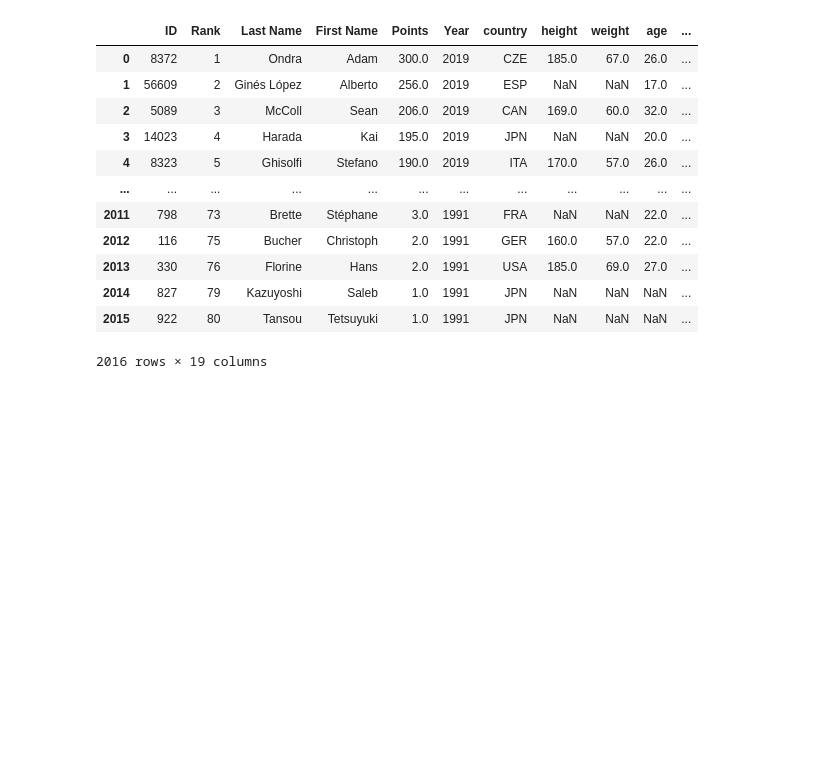
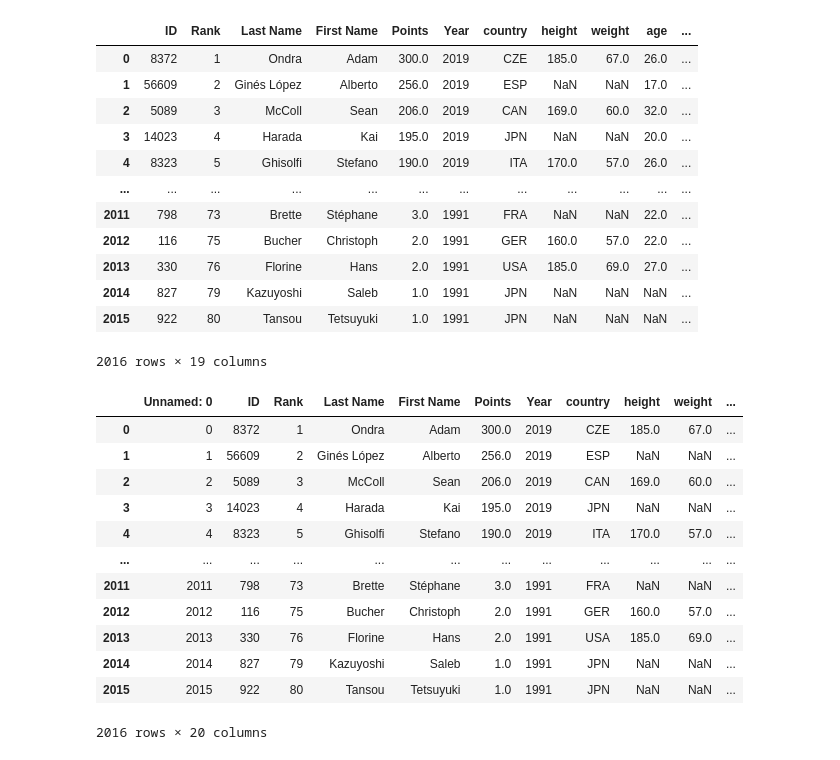
Before and after one commit to eabrouwer3/operation-whirling-dervish, a Jupyter notebook: cleaning/make_lag_data.ipynb, the cells around one changed output. Cells and saved outputs as stored; diff of their text form; code cells hidden in the pictures; blank space fills up the shorter version.

Commit message:
Add men_lead_no_drop data

```diff
--- a/cleaning/make_lag_data.ipynb
+++ b/cleaning/make_lag_data.ipynb
@@ -170,0 +159,17 @@ sorted_merged_ml
+# %%
+new_df = pd.read_csv('../data/men_lead_no_drop.csv')
+new_df
+# %% [output]
+|  | Unnamed: 0 | ID | Rank | Last Name | First Name | Points | Year | country | height | weight | ... |
+| 0 | 0 | 8372 | 1 | Ondra | Adam | 300.0 | 2019 | CZE | 185.0 | 67.0 | ... |
+| 1 | 1 | 56609 | 2 | Ginés López | Alberto | 256.0 | 2019 | ESP | NaN | NaN | ... |
+| 2 | 2 | 5089 | 3 | McColl | Sean | 206.0 | 2019 | CAN | 169.0 | 60.0 | ... |
+| 3 | 3 | 14023 | 4 | Harada | Kai | 195.0 | 2019 | JPN | NaN | NaN | ... |
+| 4 | 4 | 8323 | 5 | Ghisolfi | Stefano | 190.0 | 2019 | ITA | 170.0 | 57.0 | ... |
+| ... | ... | ... | ... | ... | ... | ... | ... | ... | ... | ... | ... |
+| 2011 | 2011 | 798 | 73 | Brette | Stéphane | 3.0 | 1991 | FRA | NaN | NaN | ... |
+| 2012 | 2012 | 116 | 75 | Bucher | Christoph | 2.0 | 1991 | GER | 160.0 | 57.0 | ... |
+| 2013 | 2013 | 330 | 76 | Florine | Hans | 2.0 | 1991 | USA | 185.0 | 69.0 | ... |
+| 2014 | 2014 | 827 | 79 | Kazuyoshi | Saleb | 1.0 | 1991 | JPN | NaN | NaN | ... |
+| 2015 | 2015 | 922 | 80 | Tansou | Tetsuyuki | 1.0 | 1991 | JPN | NaN | NaN | ... |
+2016 rows × 20 columns
```
Also changed, not shown: parts of 5 cells of this notebook, 1 other file.
